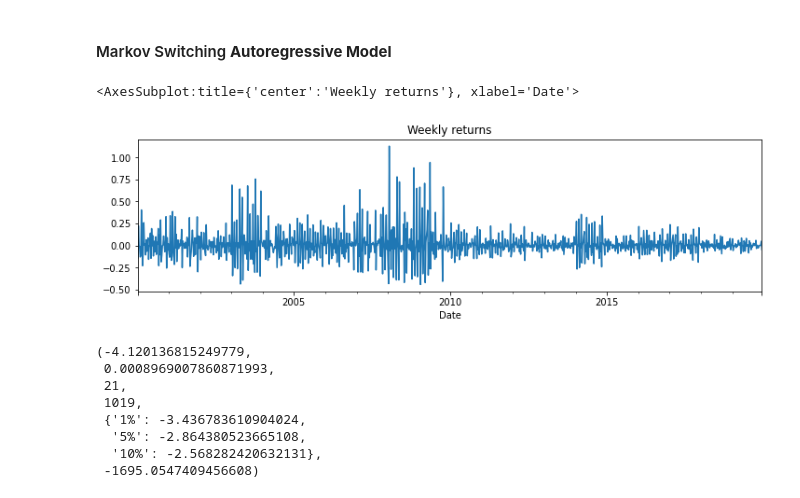
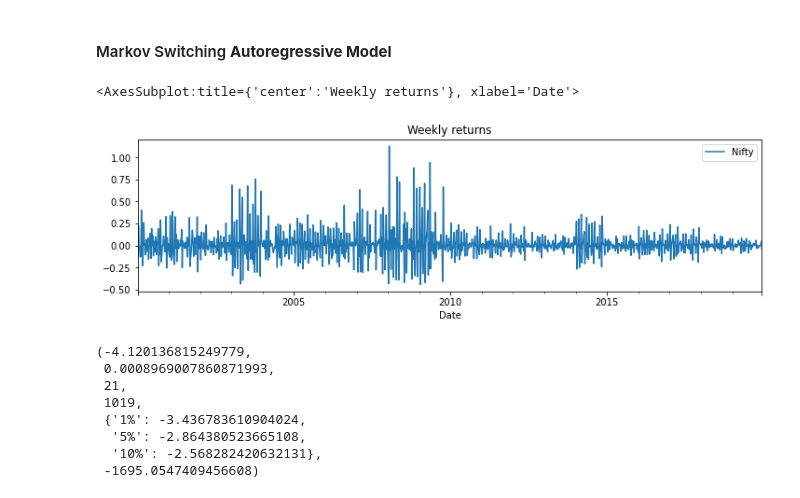
Before and after one commit to Yash-YC/Regime-Shift, a Jupyter notebook: main.ipynb, the cells around one changed output. Drawn from its saved outputs; the diff is of its cells as text; code cells hidden in the pictures.

```diff
--- a/main.ipynb
+++ b/main.ipynb
@@ -220,12 +220,12 @@ import statsmodels.api as sm
 from statsmodels.tsa.stattools import adfuller
 import matplotlib.pyplot as plt
 # %%
-nifty = pd.read_csv('nifty_main.csv', index_col=0, parse_dates=True)['Nifty']# Get nifty prices
+nifty = pd.read_csv('nifty_main.csv', index_col=0, parse_dates=True)# Get nifty prices
 nifty_ret = nifty.resample('W').last().pct_change().dropna()# Get weekly returns
 nifty_ret.plot(title='Weekly returns', figsize=(12, 3)) # Plot the dataset
 # %% [output]
 <AxesSubplot:title={'center':'Weekly returns'}, xlabel='Date'>
-[figure, old version]
+[figure, new version]
 # %%
 adfuller(nifty_ret.dropna())
 # %% [output]
```
Also changed, not shown: parts of 12 cells of this notebook.
